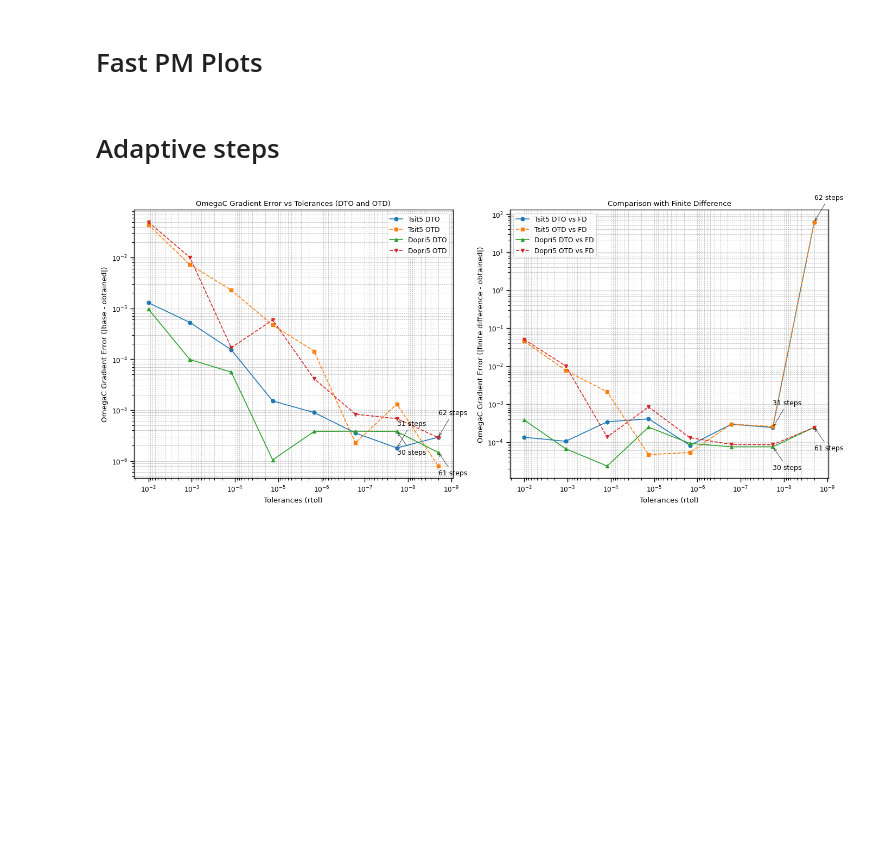
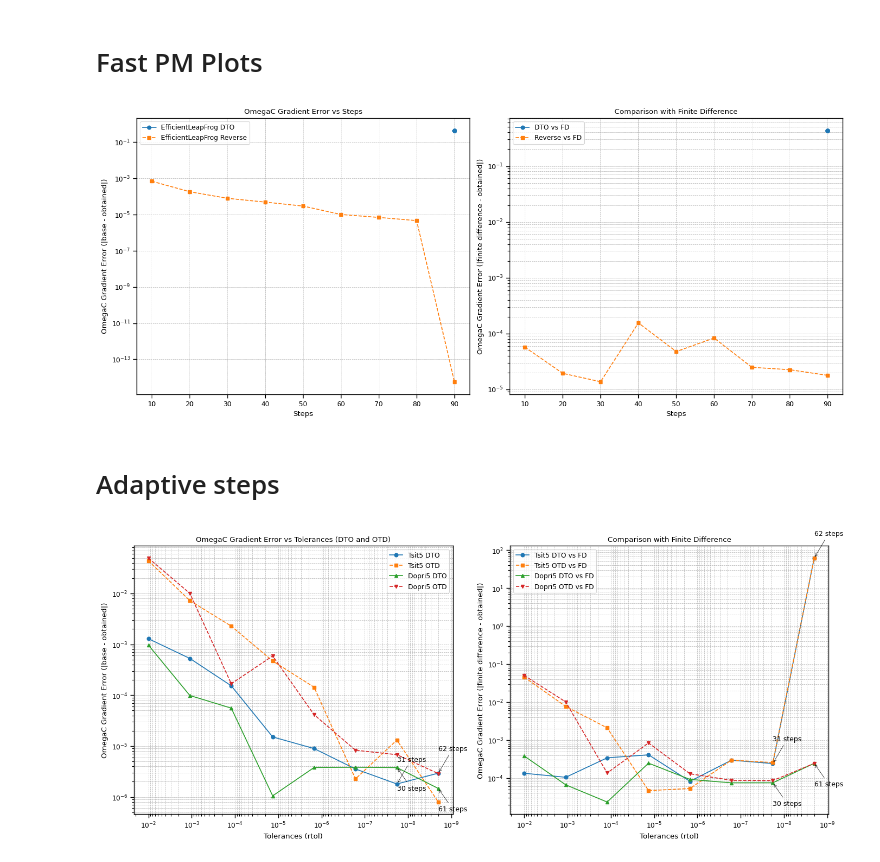
Before and after one commit to ASKabalan/JaxPM-Paper, a Jupyter notebook: content/01-gradient-stability/00-replotting.ipynb, the cells around one changed output. Cells and saved outputs as stored; diff of their text form; code cells hidden in the pictures; blank space fills up the shorter version.

```diff
--- a/content/01-gradient-stability/00-replotting.ipynb
+++ b/content/01-gradient-stability/00-replotting.ipynb
@@ -7,10 +7,12 @@ import seaborn as sns
 # %%
 data = np.load("data/GS_FPM_OmegaC_gradient_error.npz")
 
+base_fpm_grad = data["base_fpm_grad"]
 fpm_steps_DTO = data["fpm_steps_DTO"]
 fpm_steps_REV = data["fpm_steps_REV"]
 fpm_grads_DTO = data["fpm_grads_DTO"]
 fpm_grads_REV = data["fpm_grads_REV"]
+fpm_grads_fd = data["fpm_grads_fd"]
 fpm_error_DTO = data["fpm_error_DTO"]
 
 sns.set_context("paper")
@@ -45,33 +47,35 @@ ax1.plot(
     linestyle="--",
     label="EfficientLeapFrog Reverse",
 )
 
 # Customize Subplot 1
 ax1.set_yscale("log")  # Log scale for gradient errors
 ax1.set_xlabel("Steps")
 ax1.set_ylabel("OmegaC Gradient Error (|base - obtained|)")
 ax1.set_title("OmegaC Gradient Error vs Steps")
 ax1.legend()
 ax1.grid(True, which="both", linestyle="--", linewidth=0.5)
 
 # Plot Finite Difference Comparison in Subplot 2
 ax2.plot(fpm_steps_DTO, fpm_error_FD_DTO, marker="o", linestyle="-", label="DTO vs FD")
 ax2.plot(
     fpm_steps_REV, fpm_error_FD_REV, marker="s", linestyle="--", label="Reverse vs FD"
 )
 
 # Customize Subplot 2
 ax2.set_yscale("log")  # Log scale for gradient errors
 ax2.set_xlabel("Steps")
 ax2.set_ylabel("OmegaC Gradient Error (|finite difference - obtained|)")
 ax2.set_title("Comparison with Finite Difference")
 ax2.legend()
 ax2.grid(True, which="both", linestyle="--", linewidth=0.5)
 
 # Adjust layout and save
 plt.tight_layout()
 plt.savefig("plots/GS_FPM_OmegaC_gradient_error.pdf", dpi=600, transparent=True)
 plt.show()
+# %% [output]
+[figure, added]
 # %%
 data = np.load("data/GS_FPM_initial_field_gradient_error.npz")
 
```
Also changed, not shown: 5 other files.
